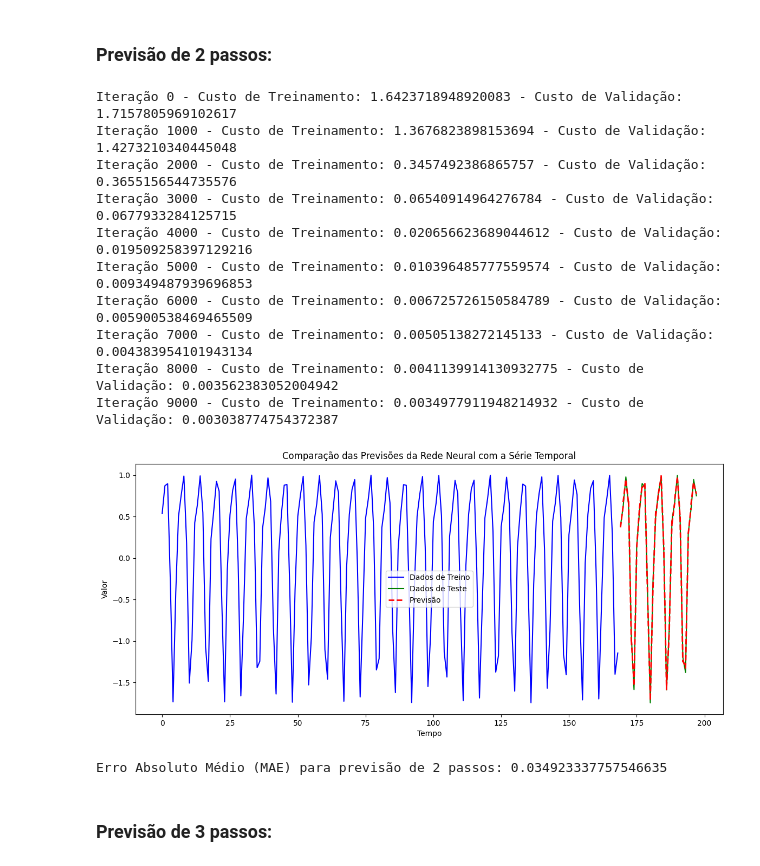
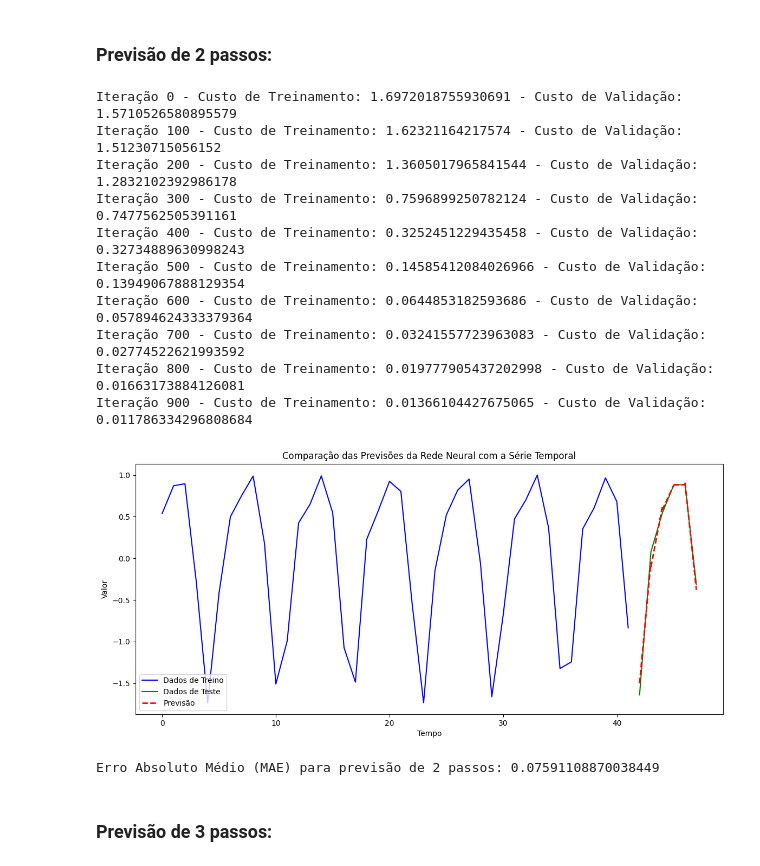
Before and after one commit to ArthurrCr/DEEP-LEARNING, a Jupyter notebook: [DL] 1A Lista_.ipynb, the cells around one changed output. Saved outputs shown, nothing was run; the diff lists cells and outputs as text; code cells hidden in the pictures.

```diff
--- a/[DL] 1A Lista_.ipynb
+++ b/[DL] 1A Lista_.ipynb
@@ -115,7 +116,7 @@ def predict(parameters, X):
     return predictions
 
 
-parameters = nn_model(X, Y, num_iterations=100, learning_rate=0.01)
+parameters = nn_model(X, Y, num_iterations=1000, learning_rate=0.001)
 # Realizando previsões com o modelo treinado
 predictions = predict(parameters,conjunto_validacao)
 
@@ -660,7 +661,7 @@ def function_c(x):
     return 10*x**5 + 5*x**4 + 2*x**3 - 0.5*x**2 + 3*x + 2
 
 # Gerando dados de amostra (200 amostras uniformemente espaçadas entre 0 e 5)
-x_samples_c = np.linspace(0, 5, 200)  # 200 amostras entre 0 e 5
+x_samples_c = np.linspace(0, 5, 500)  # 200 amostras entre 0 e 5
 y_samples_c = function_c(x_samples_c)
 
 # Dividindo os dados em conjuntos de treinamento e validação
@@ -703,7 +704,7 @@ training_costs_c = []
 validation_costs_c = []
 
 # Treinamento do modelo Por Lote (Batch)
-for i in range(50000):
+for i in range(10000):
     # Forward propagation
     AL_c, caches_c = L_model_forward(x_train_c, parameters_c, hidden_activation='relu', output_activation='linear')
 
@@ -722,6 +723,6 @@ for i in range(50000):
     cost_val_c = compute_cost(AL_val_c, y_val_c, problema='regressao')
     validation_costs_c.append(cost_val_c)
 
-    if i % 10000 == 0:
+    if i % 1000 == 0:
         print(f"Iteração {i} - Custo de Treinamento: {cost_train_c} - Custo de Validação: {cost_val_c}")
 # %% [output]
@@ -1515,7 +1521,7 @@ def train(X_train, Y_train, X_val, Y_val, parameters, learning_rate=0.1, n_itera
         cost_Val.append(cost_val)
 
         # Imprimir o custo a cada 100 iterações
-        if i % 1000 == 0:
+        if i % 100 == 0:
             print(f"Iteração {i} - Custo de Treinamento: {cost} - Custo de Validação: {cost_val}")
 
     return parameters, costs
@@ -1617,20 +1624,20 @@ Erro Absoluto Médio (MAE) para previsão de 1 passos: 0.05235389048598709
 # %% [markdown]
 ### Previsão de 2 passos:
 # %%
-predictions = run_model(N=200, K=10, p=2, learning_rate=0.1, n_iterations=10000)
+predictions = run_model(N=50, K=10, p=2, learning_rate=0.1, n_iterations=1000)
 # %% [output]
-Iteração 0 - Custo de Treinamento: 1.6423718948920083 - Custo de Validação: 1.7157805969102617
-Iteração 1000 - Custo de Treinamento: 1.3676823898153694 - Custo de Validação: 1.4273210340445048
-Iteração 2000 - Custo de Treinamento: 0.3457492386865757 - Custo de Validação: 0.3655156544735576
-Iteração 3000 - Custo de Treinamento: 0.06540914964276784 - Custo de Validação: 0.0677933284125715
-Iteração 4000 - Custo de Treinamento: 0.020656623689044612 - Custo de Validação: 0.019509258397129216
-Iteração 5000 - Custo de Treinamento: 0.010396485777559574 - Custo de Validação: 0.009349487939696853
-Iteração 6000 - Custo de Treinamento: 0.006725726150584789 - Custo de Validação: 0.005900538469465509
-Iteração 7000 - Custo de Treinamento: 0.00505138272145133 - Custo de Validação: 0.004383954101943134
-Iteração 8000 - Custo de Treinamento: 0.0041139914130932775 - Custo de Validação: 0.003562383052004942
-Iteração 9000 - Custo de Treinamento: 0.0034977911948214932 - Custo de Validação: 0.003038774754372387
+Iteração 0 - Custo de Treinamento: 1.6972018755930691 - Custo de Validação: 1.5710526580895579
+Iteração 100 - Custo de Treinamento: 1.62321164217574 - Custo de Validação: 1.51230715056152
+Iteração 200 - Custo de Treinamento: 1.3605017965841544 - Custo de Validação: 1.2832102392986178
+Iteração 300 - Custo de Treinamento: 0.7596899250782124 - Custo de Validação: 0.7477562505391161
+Iteração 400 - Custo de Treinamento: 0.3252451229435458 - Custo de Validação: 0.32734889630998243
+Iteração 500 - Custo de Treinamento: 0.14585412084026966 - Custo de Validação: 0.13949067888129354
+Iteração 600 - Custo de Treinamento: 0.0644853182593686 - Custo de Validação: 0.057894624333379364
+Iteração 700 - Custo de Treinamento: 0.03241557723963083 - Custo de Validação: 0.02774522621993592
+Iteração 800 - Custo de Treinamento: 0.019777905437202998 - Custo de Validação: 0.01663173884126081
+Iteração 900 - Custo de Treinamento: 0.01366104427675065 - Custo de Validação: 0.011786334296808684
-[figure, old version]
+[figure, new version]
-Erro Absoluto Médio (MAE) para previsão de 2 passos: 0.034923337757546635
+Erro Absoluto Médio (MAE) para previsão de 2 passos: 0.07591108870038449
 # %% [markdown]
 ### Previsão de 3 passos:
 # %%
```
Also changed, not shown: parts of 9 cells of this notebook.
